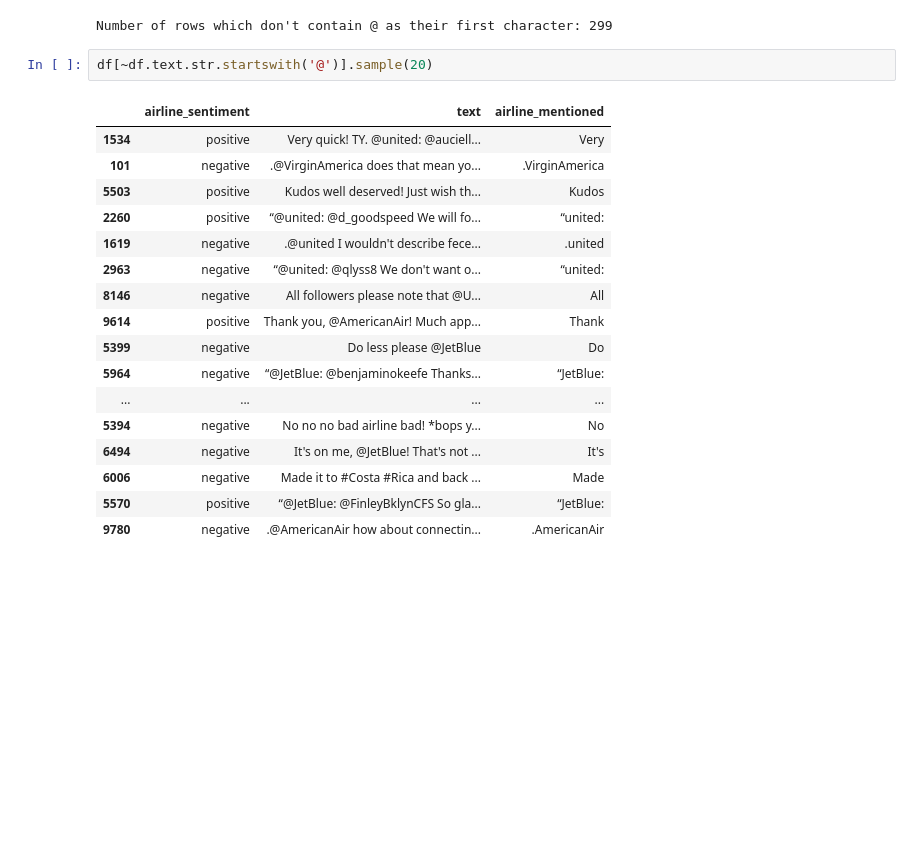
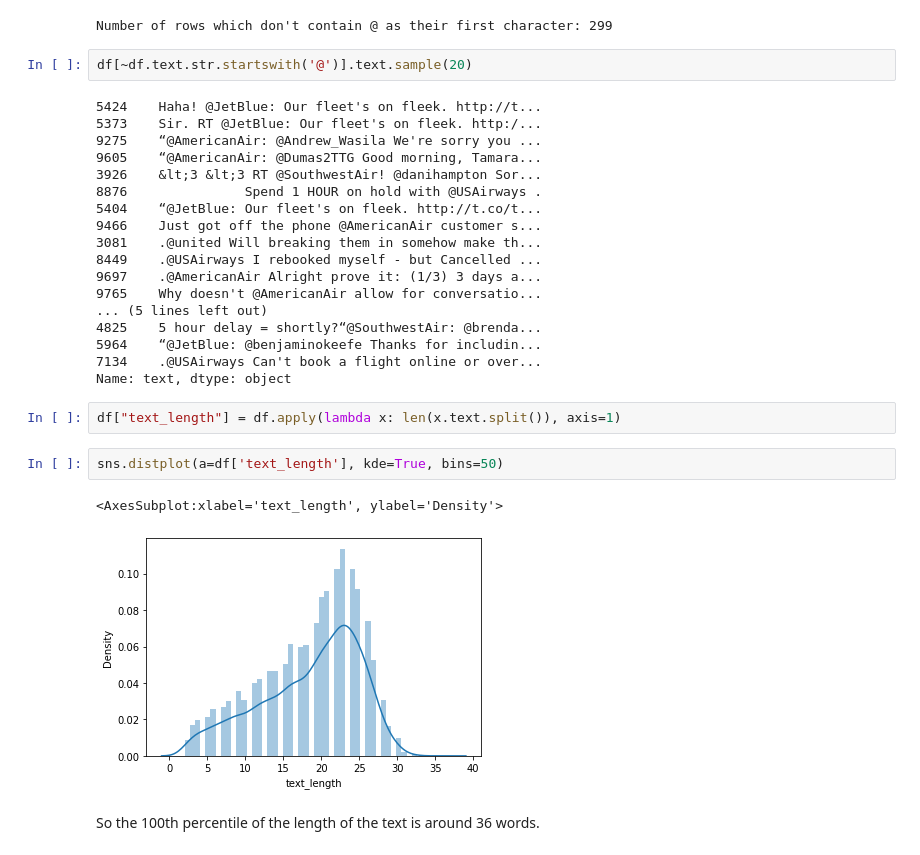
Before and after one commit to Aditya-Jha2002/sentiment-analysis, a Jupyter notebook: notebooks/1_eda.ipynb, the cells around one changed output. Drawn from its saved outputs; the diff is of its cells as text; blank space fills up the shorter version.

```diff
--- a/notebooks/1_eda.ipynb
+++ b/notebooks/1_eda.ipynb
@@ -103,22 +123,31 @@ print(f"Number of rows which don't contain @ as their first character: {df[~df.t
 # %% [output]
 Number of rows which don't contain @ as their first character: 299
 # %%
-df[~df.text.str.startswith('@')].sample(20)
+df[~df.text.str.startswith('@')].text.sample(20)
 # %% [output]
-|  | airline_sentiment | text | airline_mentioned |
-| 1534 | positive | Very quick! TY. @united: @auciell... | Very |
-| 101 | negative | .@VirginAmerica does that mean yo... | .VirginAmerica |
-| 5503 | positive | Kudos well deserved! Just wish th... | Kudos |
-| 2260 | positive | “@united: @d_goodspeed We will fo... | “united: |
-| 1619 | negative | .@united I wouldn't describe fece... | .united |
-| 2963 | negative | “@united: @qlyss8 We don't want o... | “united: |
-| 8146 | negative | All followers please note that @U... | All |
-| 9614 | positive | Thank you, @AmericanAir! Much app... | Thank |
-| 5399 | negative | Do less please @JetBlue | Do |
-| 5964 | negative | “@JetBlue: @benjaminokeefe Thanks... | “JetBlue: |
-| ... | ... | ... | ... |
-| 5394 | negative | No no no bad airline bad! *bops y... | No |
-| 6494 | negative | It's on me, @JetBlue! That's not ... | It's |
-| 6006 | negative | Made it to #Costa #Rica and back ... | Made |
-| 5570 | positive | “@JetBlue: @FinleyBklynCFS So gla... | “JetBlue: |
-| 9780 | negative | .@AmericanAir how about connectin... | .AmericanAir |
+5424    Haha! @JetBlue: Our fleet's on fleek. http://t...
+5373    Sir. RT @JetBlue: Our fleet's on fleek. http:/...
+9275    “@AmericanAir: @Andrew_Wasila We're sorry you ...
+9605    “@AmericanAir: @Dumas2TTG Good morning, Tamara...
+3926    &lt;3 &lt;3 RT @SouthwestAir! @danihampton Sor...
+8876               Spend 1 HOUR on hold with @USAirways .
+5404    “@JetBlue: Our fleet's on fleek. http://t.co/t...
+9466    Just got off the phone @AmericanAir customer s...
+3081    .@united Will breaking them in somehow make th...
+8449    .@USAirways I rebooked myself - but Cancelled ...
+9697    .@AmericanAir Alright prove it: (1/3) 3 days a...
+9765    Why doesn't @AmericanAir allow for conversatio...
+... (5 lines left out)
+4825    5 hour delay = shortly?“@SouthwestAir: @brenda...
+5964    “@JetBlue: @benjaminokeefe Thanks for includin...
+7134    .@USAirways Can't book a flight online or over...
+Name: text, dtype: object
+# %%
+df["text_length"] = df.apply(lambda x: len(x.text.split()), axis=1)
+# %%
+sns.distplot(a=df['text_length'], kde=True, bins=50)
+# %% [output]
+<AxesSubplot:xlabel='text_length', ylabel='Density'>
+[figure, added]
+# %% [markdown]
+So the 100th percentile of the length of the text is around 36 words.
```
Also changed, not shown: parts of 5 cells of this notebook, 12 other files.
